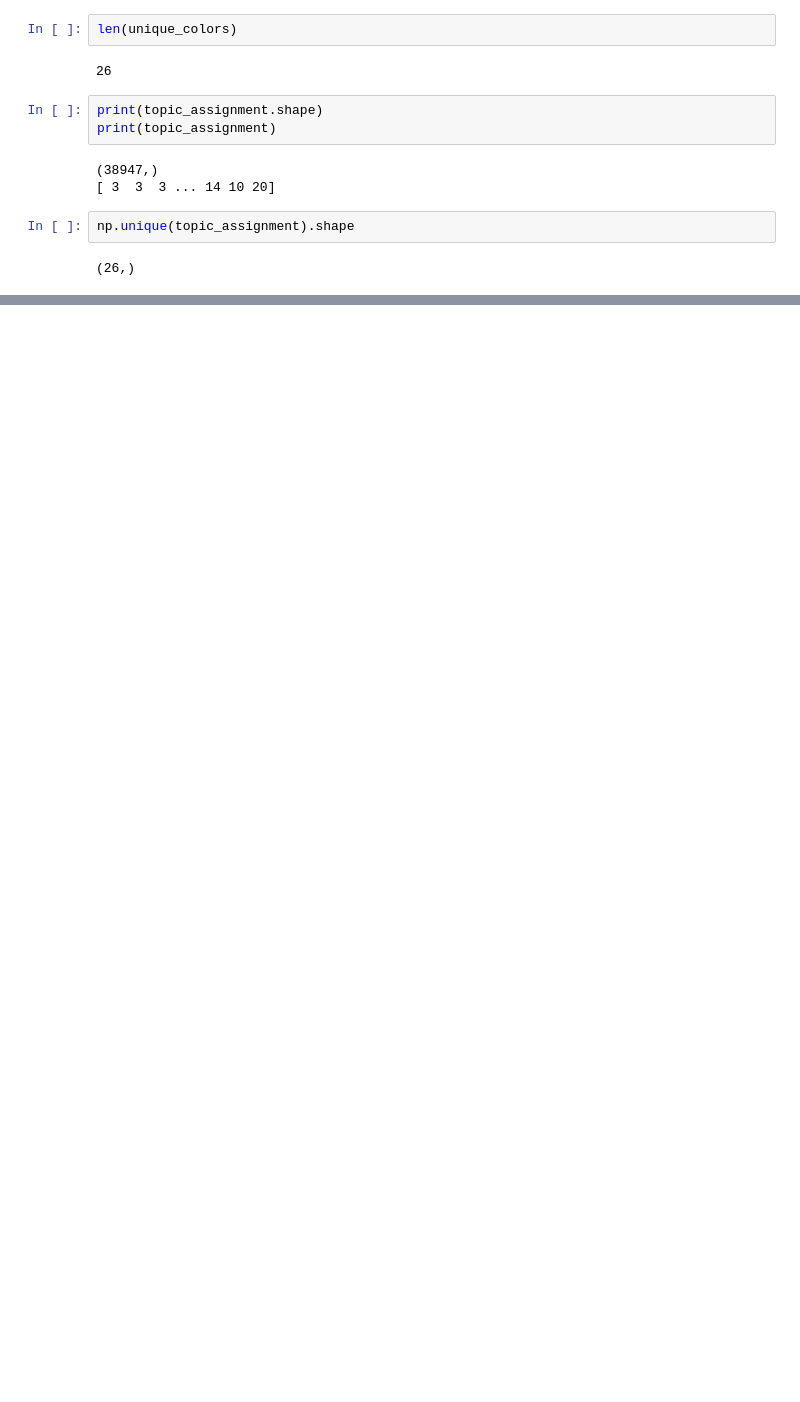
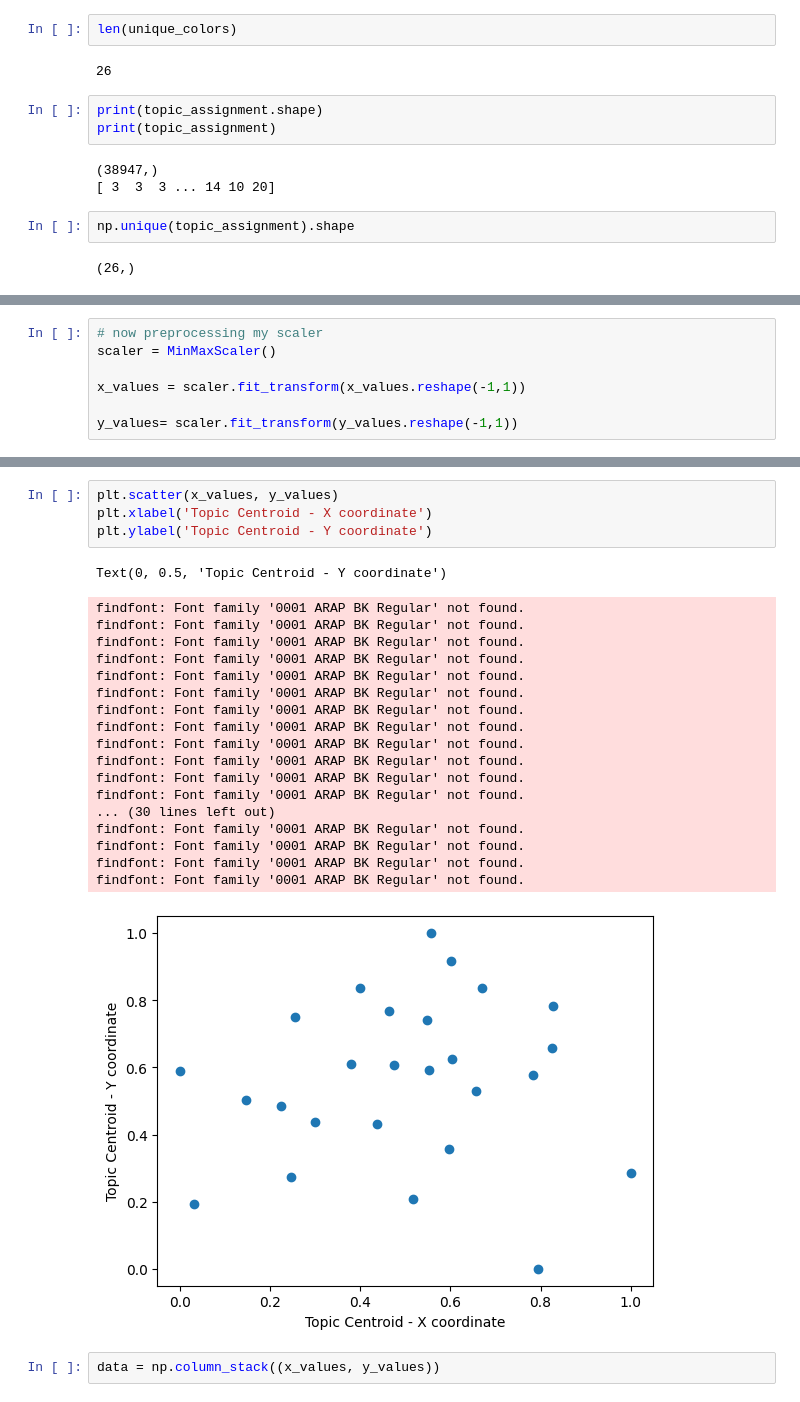
Before and after one commit to adh-aashish/topic_modeling, a Jupyter notebook: notebooks/generateTopicDistribution.ipynb, the cells around one changed output, grey strips where cells are left out. Saved outputs shown, nothing was run; the diff lists cells and outputs as text; blank space fills up the shorter version.

```diff
--- a/notebooks/generateTopicDistribution.ipynb
+++ b/notebooks/generateTopicDistribution.ipynb
@@ -131,0 +409,7 @@ plt.show()
+# %%
+# now preprocessing my scaler
+scaler = MinMaxScaler()
+
+x_values = scaler.fit_transform(x_values.reshape(-1,1))
+
+y_values= scaler.fit_transform(y_values.reshape(-1,1))
@@ -131,0 +424,26 @@ plt.show()
+# %%
+plt.scatter(x_values, y_values)
+plt.xlabel('Topic Centroid - X coordinate')
+plt.ylabel('Topic Centroid - Y coordinate')
+# %% [output]
+Text(0, 0.5, 'Topic Centroid - Y coordinate')
+findfont: Font family '0001 ARAP BK Regular' not found.
+findfont: Font family '0001 ARAP BK Regular' not found.
+findfont: Font family '0001 ARAP BK Regular' not found.
+findfont: Font family '0001 ARAP BK Regular' not found.
+findfont: Font family '0001 ARAP BK Regular' not found.
+findfont: Font family '0001 ARAP BK Regular' not found.
+findfont: Font family '0001 ARAP BK Regular' not found.
+findfont: Font family '0001 ARAP BK Regular' not found.
+findfont: Font family '0001 ARAP BK Regular' not found.
+findfont: Font family '0001 ARAP BK Regular' not found.
+findfont: Font family '0001 ARAP BK Regular' not found.
+findfont: Font family '0001 ARAP BK Regular' not found.
+... (30 lines left out)
+findfont: Font family '0001 ARAP BK Regular' not found.
+findfont: Font family '0001 ARAP BK Regular' not found.
+findfont: Font family '0001 ARAP BK Regular' not found.
+findfont: Font family '0001 ARAP BK Regular' not found.
+[figure, added]
+# %%
+data = np.column_stack((x_values, y_values))
```
Also changed, not shown: parts of 35 cells of this notebook, 1 other file.
